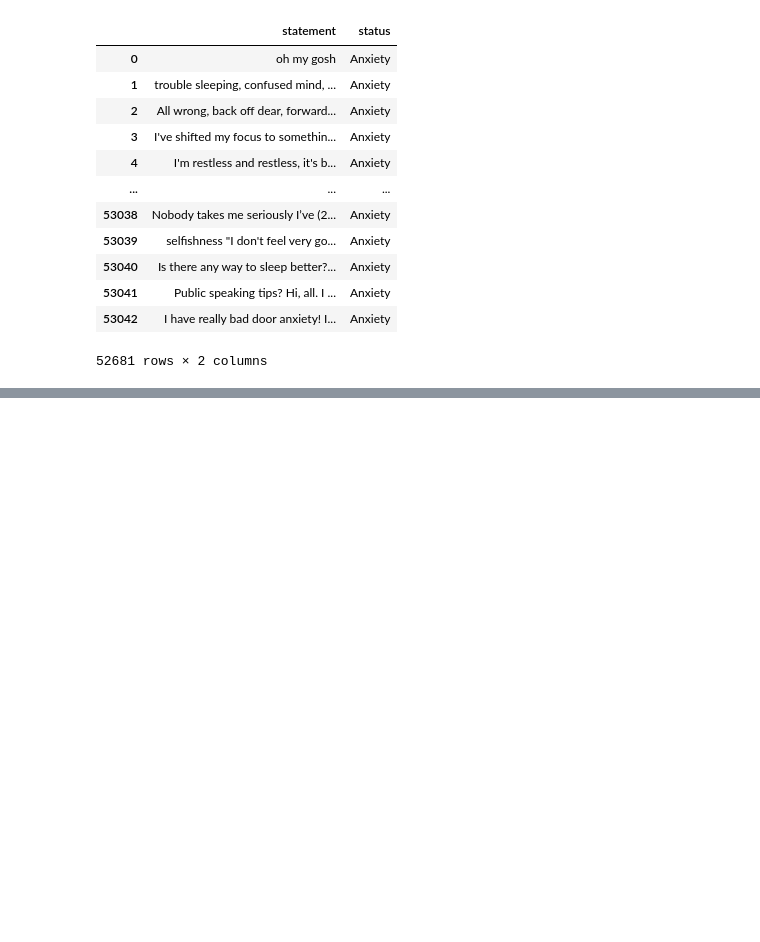
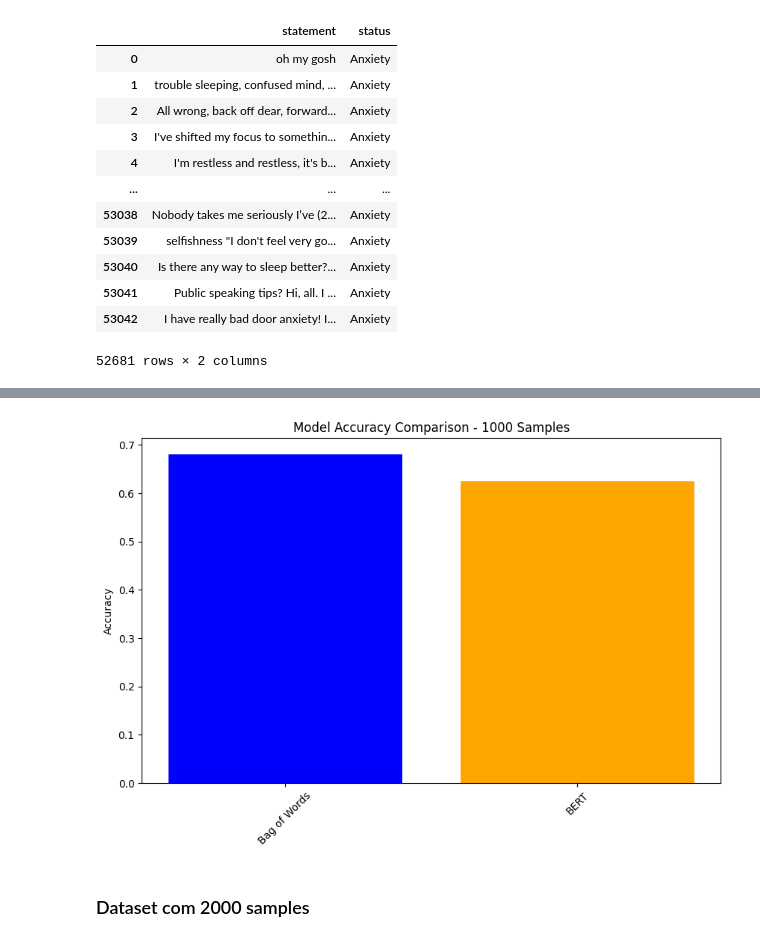
Before and after one commit to leoscarlato/aps-nlp, a Jupyter notebook: main.ipynb, the cells around one changed output, grey strips where cells are left out. Drawn from its saved outputs; the diff is of its cells as text; code cells hidden in the pictures; blank space fills up the shorter version.

```diff
--- a/main.ipynb
+++ b/main.ipynb
@@ -38,0 +143,12 @@ None of PyTorch, TensorFlow >= 2.0, or Flax have been found. Models won't be ava
+# %%
+import matplotlib.pyplot as plt
+plt.figure(figsize=(10, 6))
+plt.bar(['Bag of Words', 'BERT'], [acc_bow_1000, acc_bert_1000], color=['blue', 'orange'])
+plt.ylabel('Accuracy')
+plt.title('Model Accuracy Comparison - 1000 Samples')
+plt.xticks(rotation=45)
+plt.show()
+# %% [output]
+[figure, added]
+# %% [markdown]
+### Dataset com 2000 samples
```
Also changed, not shown: parts of 23 cells of this notebook.
